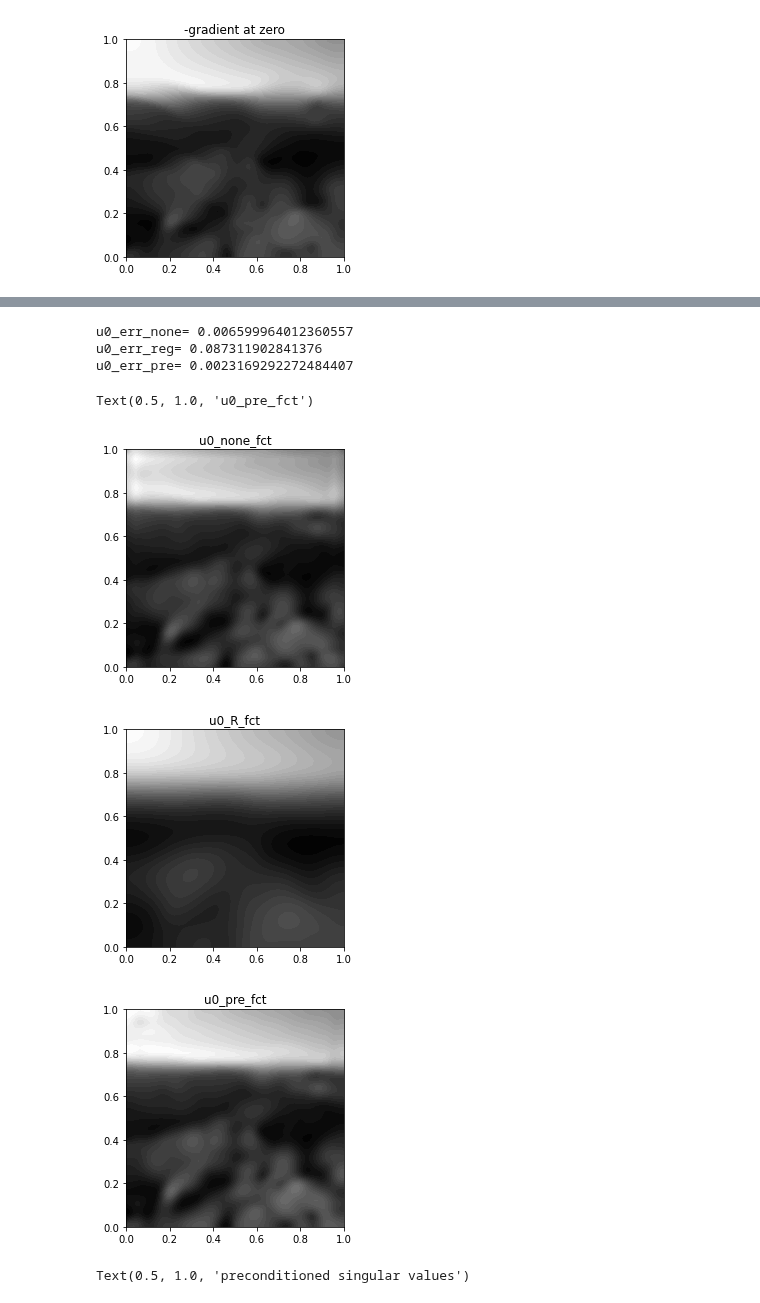
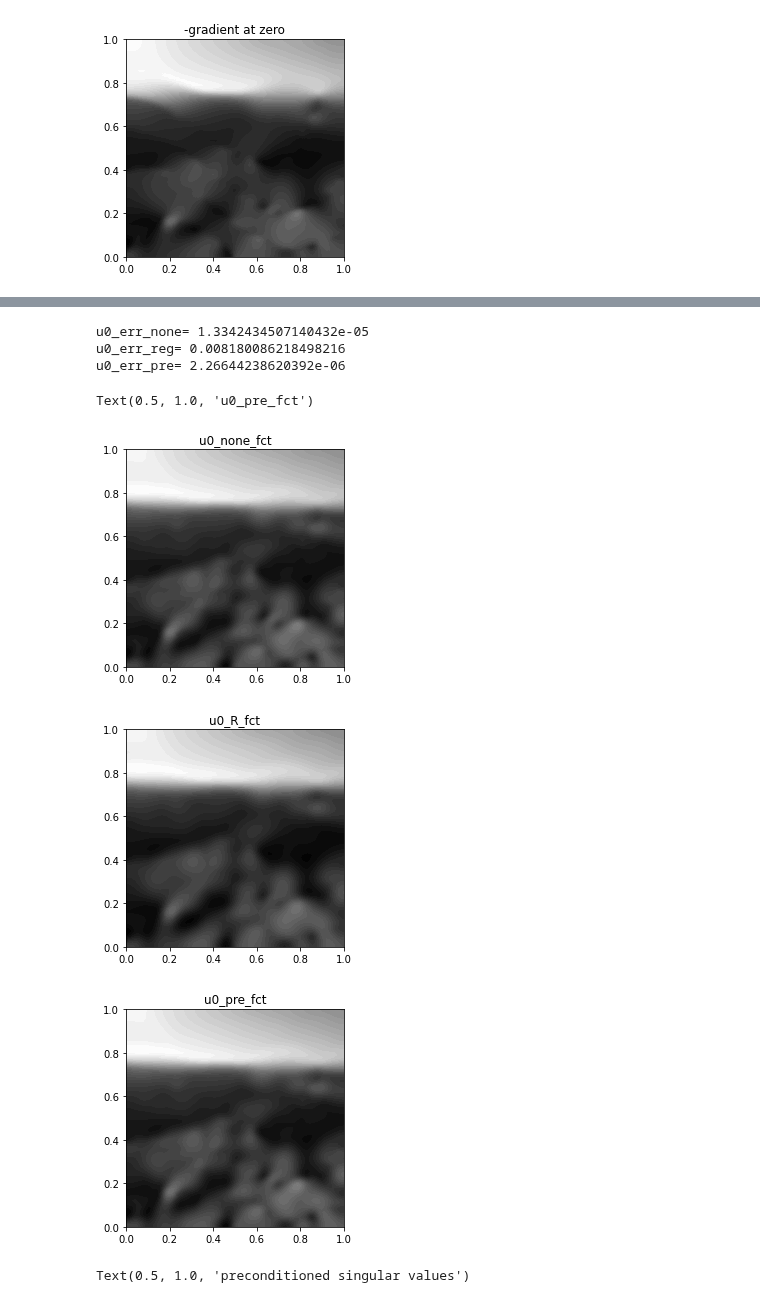
Before and after one commit to NickAlger/localpsf, a Jupyter notebook: code/heat_inverse_problem.ipynb, the cells around one changed output, grey strips where cells are left out. Cells and saved outputs as stored; diff of their text form; code cells hidden in the pictures.

```diff
--- a/code/heat_inverse_problem.ipynb
+++ b/code/heat_inverse_problem.ipynb
@@ -73,7 +73,7 @@ def wiggly_function(V0):
     n=150
     mesh = dl.RectangleMesh(dl.Point(-1.,-1.), dl.Point(2., 2.), n,n)
     V = dl.FunctionSpace(mesh, 'CG', 2)
-    u = dl.interpolate(dl.Expression('0.15 + 0.1*sin(30*x[0])',domain=mesh, degree=5), V)
+    u = dl.interpolate(dl.Expression('0.115 + 0.1*sin(30*x[0])',domain=mesh, degree=5), V)
     old_coords = mesh.coordinates()
 
     xx0 = old_coords[:,0]
@@ -474,4 +486,0 @@ err_symmetrize= 1.6093493725166663e-12
-# %%
-Hd_hmatrix_nonsym = Hd_hmatrix
-
-Hd_hmatrix = Hd_hmatrix_sym
@@ -478,3 +497,5 @@ Hd_hmatrix = Hd_hmatrix_sym
+# %%
+Hd_hmatrix =  Hd_hmatrix_nonsym
 # %%
 z = fenics.Function(V)
 z.vector()[:] = np.random.randn(X.shape[0])
@@ -661,5 +682,5 @@ morozov_relative_noise_level= 0.018625198969107932
 # %%
-krylov_iter=5
+krylov_iter=20
 krylov_tol=1e-12
 
 u0_none = spla.gmres(H_linop, -g, restart=krylov_iter, maxiter=1, tol=krylov_tol)[0]
@@ -667,37 +688,37 @@ u0_err_none = np.linalg.norm(apply_H(u0_none) + g)/np.linalg.norm(g)
 print('u0_err_none=', u0_err_none)
 
 u0_R = spla.gmres(H_linop, -g, M=solve_R_linop, restart=krylov_iter, maxiter=1, tol=krylov_tol)[0]
 u0_err_reg = np.linalg.norm(apply_H(u0_R) + g)/np.linalg.norm(g)
 print('u0_err_reg=', u0_err_reg)
 
 u0_pre = spla.gmres(H_linop, -g, M=iH_hmatrix, restart=krylov_iter, maxiter=1, tol=krylov_tol)[0]
 u0_err_pre = np.linalg.norm(apply_H(u0_pre) + g)/np.linalg.norm(g)
 print('u0_err_pre=', u0_err_pre)
 
 plt.figure()
 u0_none_fct = fenics.Function(V)
 u0_none_fct.vector()[:] = u0_none
 fenics.plot(u0_none_fct, cmap='gray')
 plt.title('u0_none_fct')
 
 plt.figure()
 u0_R_fct = fenics.Function(V)
 u0_R_fct.vector()[:] = u0_R
 fenics.plot(u0_R_fct, cmap='gray')
 plt.title('u0_R_fct')
 
 plt.figure()
 u0_pre_fct = fenics.Function(V)
 u0_pre_fct.vector()[:] = u0_pre
 fenics.plot(u0_pre_fct, cmap='gray')
 plt.title('u0_pre_fct')
 # %% [output]
-u0_err_none= 0.006599964012360557
-u0_err_reg= 0.087311902841376
-u0_err_pre= 0.0023169292272484407
+u0_err_none= 1.3342434507140432e-05
+u0_err_reg= 0.008180086218498216
+u0_err_pre= 2.26644238620392e-06
 Text(0.5, 1.0, 'u0_pre_fct')
 [figure]
-[figure, old version]
+[figure, new version]
 [figure]
 # %%
 Z_linop = spla.LinearOperator(H_linop.shape, matvec=lambda x:H_linop.matvec(x) - H_hmatrix.matvec(x))
```
Also changed, not shown: parts of 26 cells of this notebook.
